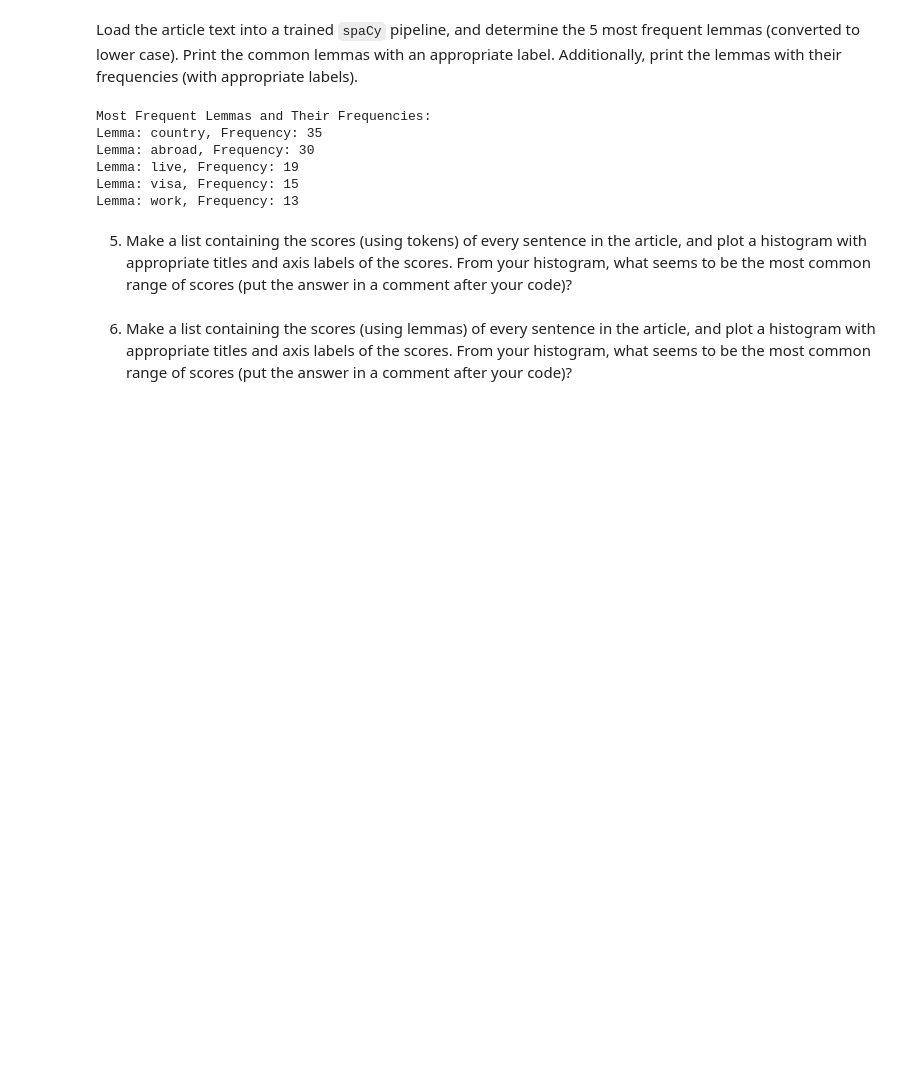
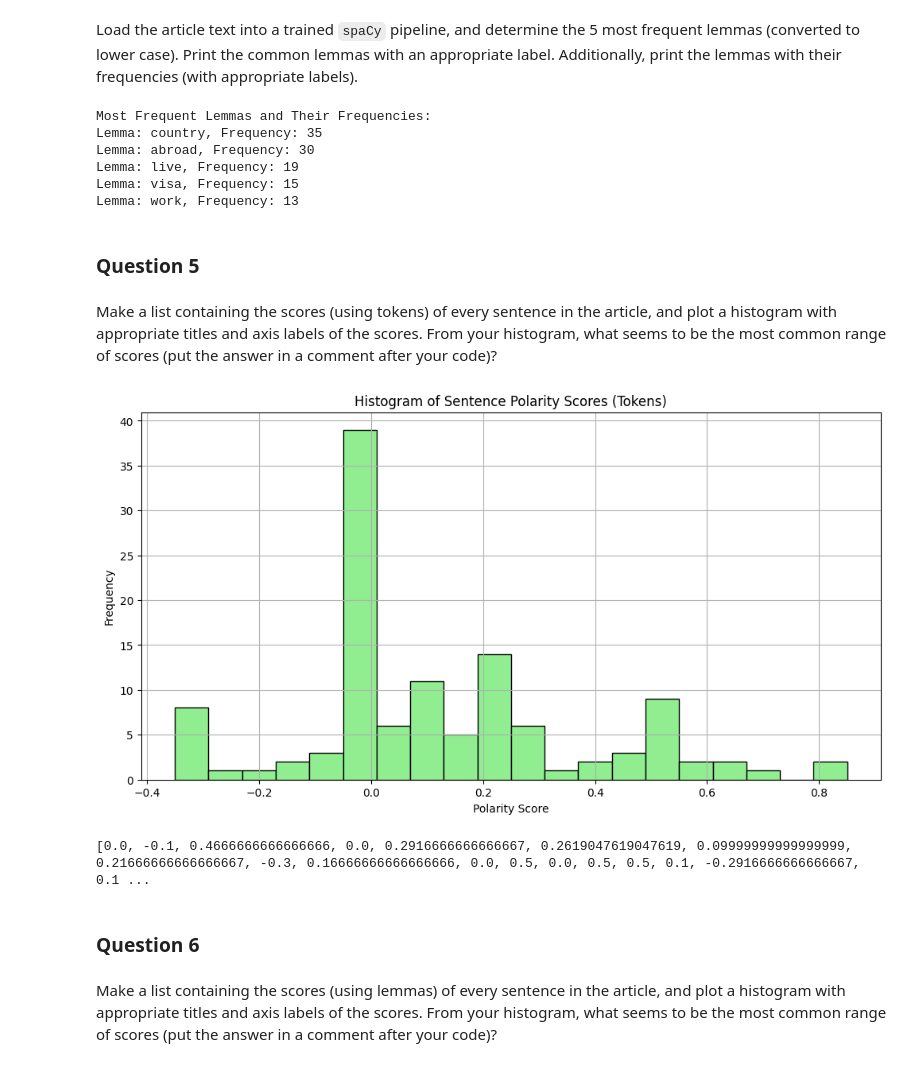
Before and after one commit to Bdowdle4/bd-article-summarizer, a Jupyter notebook: article-summarizer.ipynb, the cells around one changed output. Saved outputs shown, nothing was run; the diff lists cells and outputs as text; code cells hidden in the pictures; blank space fills up the shorter version.

Commit message:
through question 8

```diff
--- a/article-summarizer.ipynb
+++ b/article-summarizer.ipynb
@@ -249,7 +249,61 @@ Lemma: abroad, Frequency: 30
 Lemma: live, Frequency: 19
 Lemma: visa, Frequency: 15
 Lemma: work, Frequency: 13
+# %% [markdown]
+### Question 5
 # %% [markdown]
-5. Make a list containing the scores (using tokens) of every sentence in the article, and plot a histogram with appropriate titles and axis labels of the scores. From your histogram, what seems to be the most common range of scores (put the answer in a comment after your code)?
+Make a list containing the scores (using tokens) of every sentence in the article, and plot a histogram with appropriate titles and axis labels of the scores. From your histogram, what seems to be the most common range of scores (put the answer in a comment after your code)?
+# %%
+import pickle
+from bs4 import BeautifulSoup
+import spacy
+from spacytextblob.spacytextblob import SpacyTextBlob
+import matplotlib.pyplot as plt
+
+# Load the HTML content from the .pkl file
+try:
+    with open("article.pkl", "rb") as file:
+        html_content = pickle.load(file)
+
+    # Parse the HTML using BeautifulSoup
+    soup = BeautifulSoup(html_content, "html.parser")
+
+    # Adjust the selector to match the main content's container
+    article_div = soup.find("div", {"class": "layoutArticle__main"})
+    if article_div:
+        article_text = article_div.get_text(strip=True)  # Extract clean text from the main article container
+
+        # Set up spaCy with SpacyTextBlob
+        nlp = spacy.load("en_core_web_sm")
+        nlp.add_pipe("spacytextblob")
+
+        # Analyze the text
+        doc = nlp(article_text)
+
+        # Create a list of polarity scores for each sentence
+        polarity_scores = [sentence._.blob.polarity for sentence in doc.sents]
+
+        # Plot histogram of polarity scores
+        plt.figure(figsize=(12, 6))
+        plt.hist(polarity_scores, bins=20, color='lightgreen', edgecolor='black')
+        plt.title('Histogram of Sentence Polarity Scores (Tokens)')
+        plt.xlabel('Polarity Score')
+        plt.ylabel('Frequency')
+        plt.grid(True)
+        plt.show()
+
+        # Print the scores
+        print(polarity_scores)
+
+except Exception as e:
+    print(f"An error occurred: {e}")
+
+# The most common range of scores typically falls within the neutral range (just under 0).
+# Sentences with a polarity score near 0 often indicate neutral or balanced sentiments.
+# %% [output]
+[figure, added]
+[0.0, -0.1, 0.4666666666666666, 0.0, 0.2916666666666667, 0.2619047619047619, 0.09999999999999999, 0.21666666666666667, -0.3, 0.16666666666666666, 0.0, 0.5, 0.0, 0.5, 0.5, 0.1, -0.2916666666666667, 0.1 ...
+# %% [markdown]
+### Question 6
 # %% [markdown]
-6. Make a list containing the scores (using lemmas) of every sentence in the article, and plot a histogram with appropriate titles and axis labels of the scores.  From your histogram, what seems to be the most common range of scores (put the answer in a comment after your code)?
+Make a list containing the scores (using lemmas) of every sentence in the article, and plot a histogram with appropriate titles and axis labels of the scores.  From your histogram, what seems to be the most common range of scores (put the answer in a comment after your code)?
```
Also changed, not shown: parts of 16 cells of this notebook, 4 other files.
